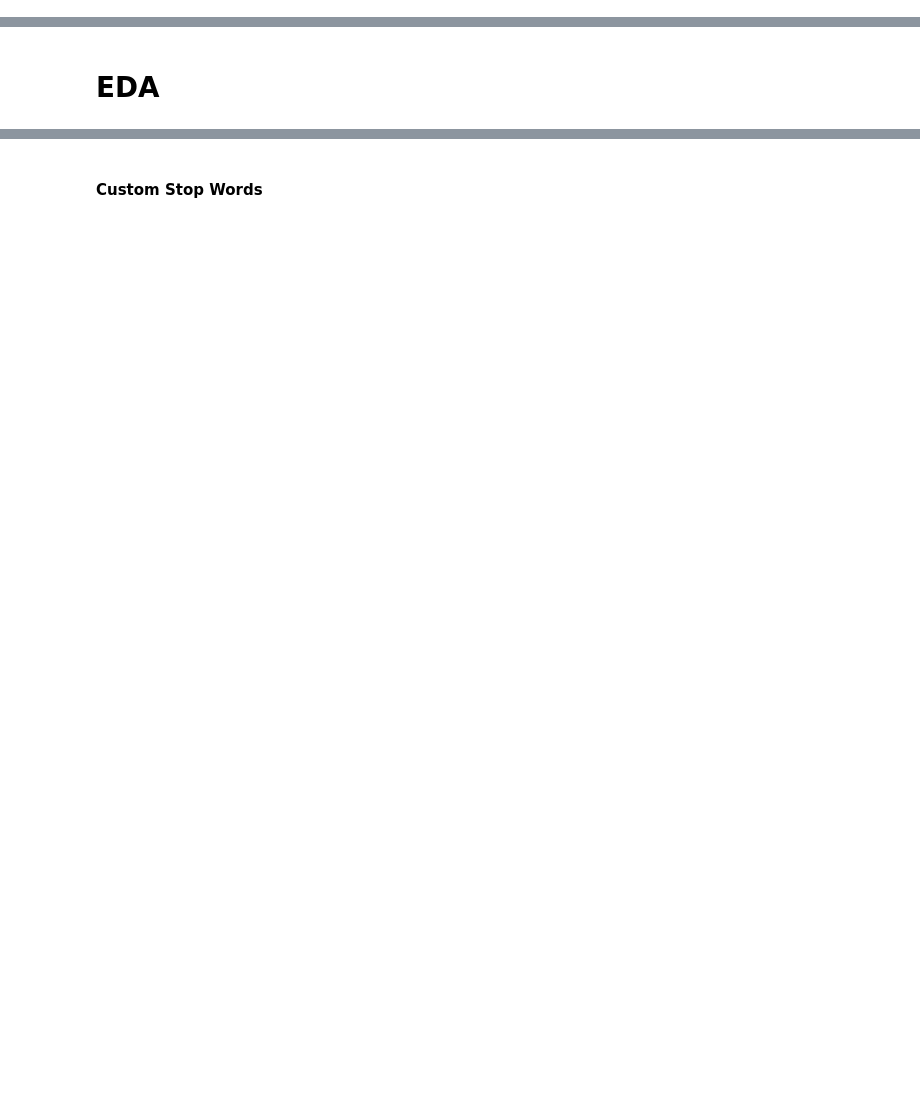
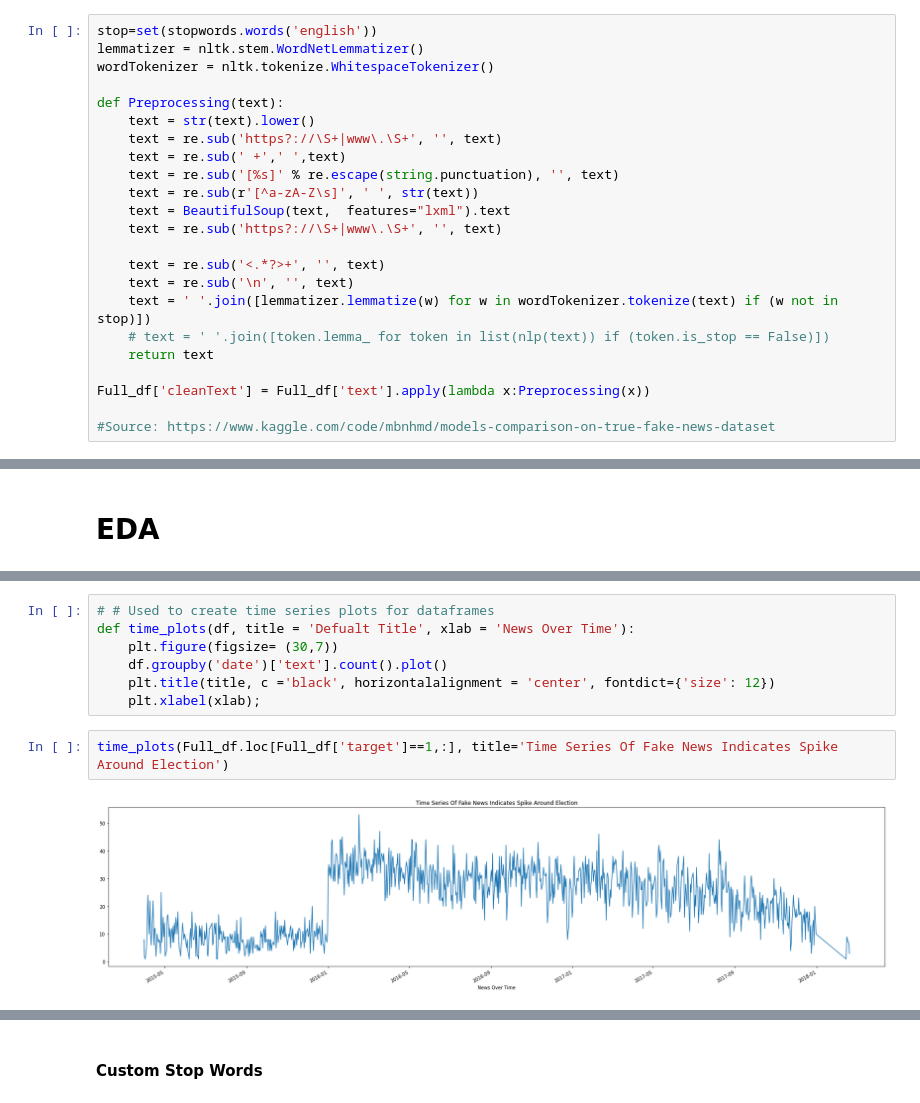
Before and after one commit to KPMask/The-East-West-Alliance, a Jupyter notebook: FakeNews.ipynb, the cells around one changed output, grey strips where cells are left out. Drawn from its saved outputs; the diff is of its cells as text; blank space fills up the shorter version.

```diff
--- a/FakeNews.ipynb
+++ b/FakeNews.ipynb
@@ -87,0 +217,23 @@ Full_df
+# %%
+stop=set(stopwords.words('english'))
+lemmatizer = nltk.stem.WordNetLemmatizer()
+wordTokenizer = nltk.tokenize.WhitespaceTokenizer()
+
+def Preprocessing(text):
+    text = str(text).lower()
+    text = re.sub('https?://\S+|www\.\S+', '', text)
+    text = re.sub(' +',' ',text)
+    text = re.sub('[%s]' % re.escape(string.punctuation), '', text)
+    text = re.sub(r'[^a-zA-Z\s]', ' ', str(text))
+    text = BeautifulSoup(text,  features="lxml").text
+    text = re.sub('https?://\S+|www\.\S+', '', text)
+
+    text = re.sub('<.*?>+', '', text)
+    text = re.sub('\n', '', text)
+    text = ' '.join([lemmatizer.lemmatize(w) for w in wordTokenizer.tokenize(text) if (w not in stop)])
+    # text = ' '.join([token.lemma_ for token in list(nlp(text)) if (token.is_stop == False)])
+    return text
+
+Full_df['cleanText'] = Full_df['text'].apply(lambda x:Preprocessing(x))
+
+#Source: https://www.kaggle.com/code/mbnhmd/models-comparison-on-true-fake-news-dataset
@@ -89,0 +377,11 @@ Full_df
+# %%
+# # Used to create time series plots for dataframes
+def time_plots(df, title = 'Defualt Title', xlab = 'News Over Time'):
+    plt.figure(figsize= (30,7))
+    df.groupby('date')['text'].count().plot()
+    plt.title(title, c ='black', horizontalalignment = 'center', fontdict={'size': 12})
+    plt.xlabel(xlab);
+# %%
+time_plots(Full_df.loc[Full_df['target']==1,:], title='Time Series Of Fake News Indicates Spike Around Election')
+# %% [output]
+[figure, added]
```
Also changed, not shown: parts of 133 cells of this notebook.
